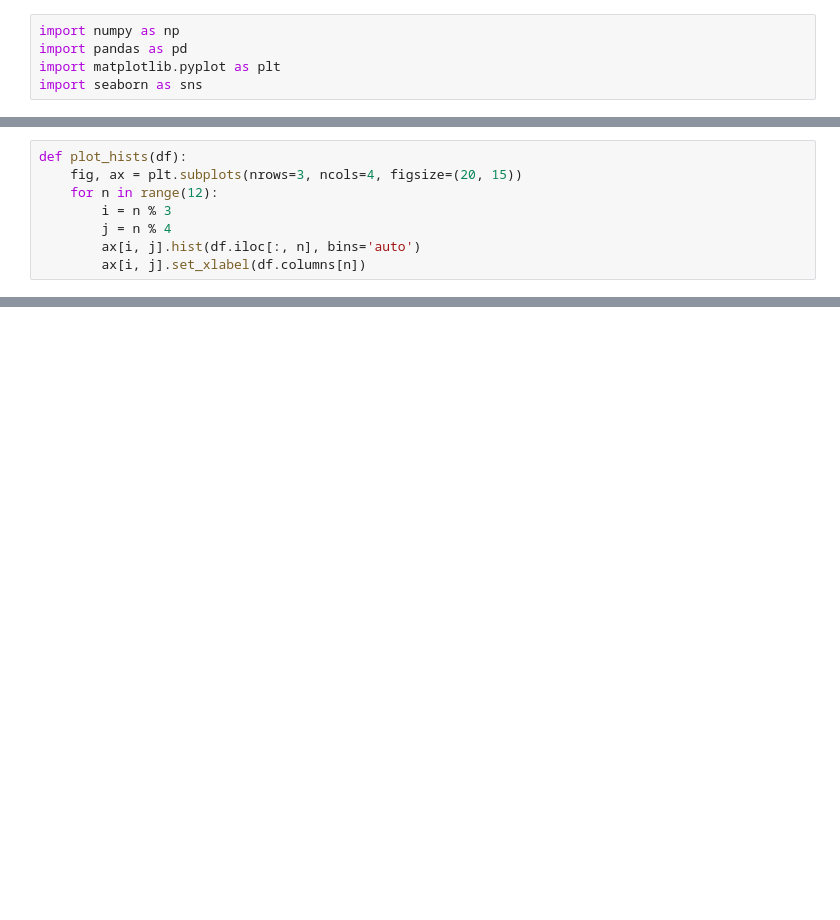
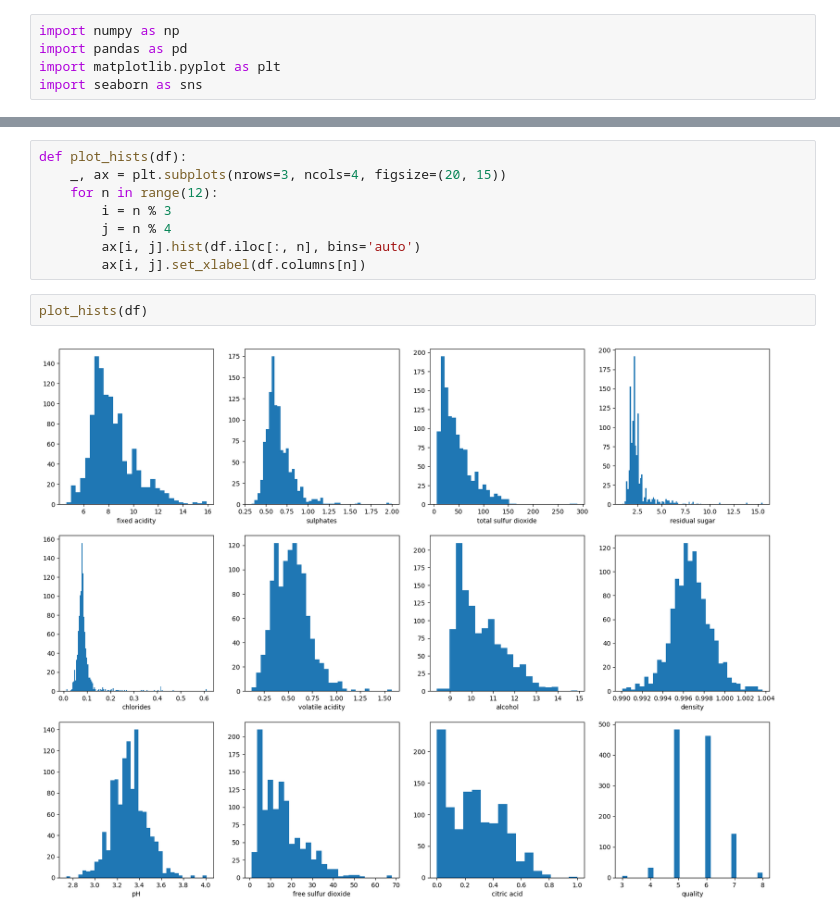
Before and after one commit to KhalilFASIF/PLD_ML, a Jupyter notebook: wine.ipynb, the cells around one changed output, grey strips where cells are left out. Cells and saved outputs as stored; diff of their text form; blank space fills up the shorter version.

```diff
--- a/wine.ipynb
+++ b/wine.ipynb
@@ -10,8 +7,0 @@ df = df.drop(columns="Id")
-# %%
-def plot_hists(df):
-    fig, ax = plt.subplots(nrows=3, ncols=4, figsize=(20, 15))
-    for n in range(12):
-        i = n % 3
-        j = n % 4
-        ax[i, j].hist(df.iloc[:, n], bins='auto')
-        ax[i, j].set_xlabel(df.columns[n])
@@ -79,0 +30,12 @@ Index([], dtype='object')
+# %%
+def plot_hists(df):
+    _, ax = plt.subplots(nrows=3, ncols=4, figsize=(20, 15))
+    for n in range(12):
+        i = n % 3
+        j = n % 4
+        ax[i, j].hist(df.iloc[:, n], bins='auto')
+        ax[i, j].set_xlabel(df.columns[n])
+# %%
+plot_hists(df)
+# %% [output]
+[figure, added]
```
Also changed, not shown: parts of 39 cells of this notebook.
